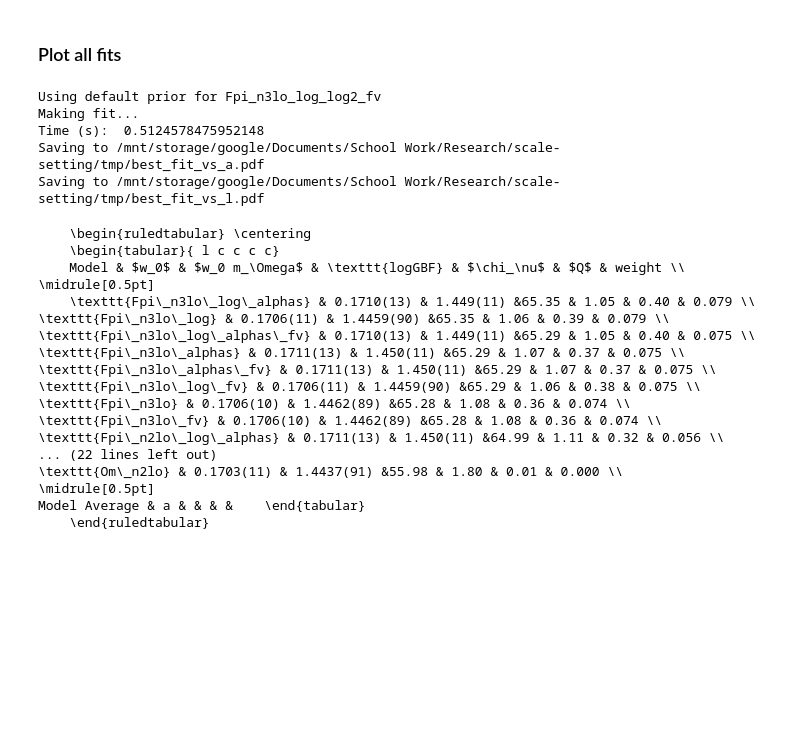
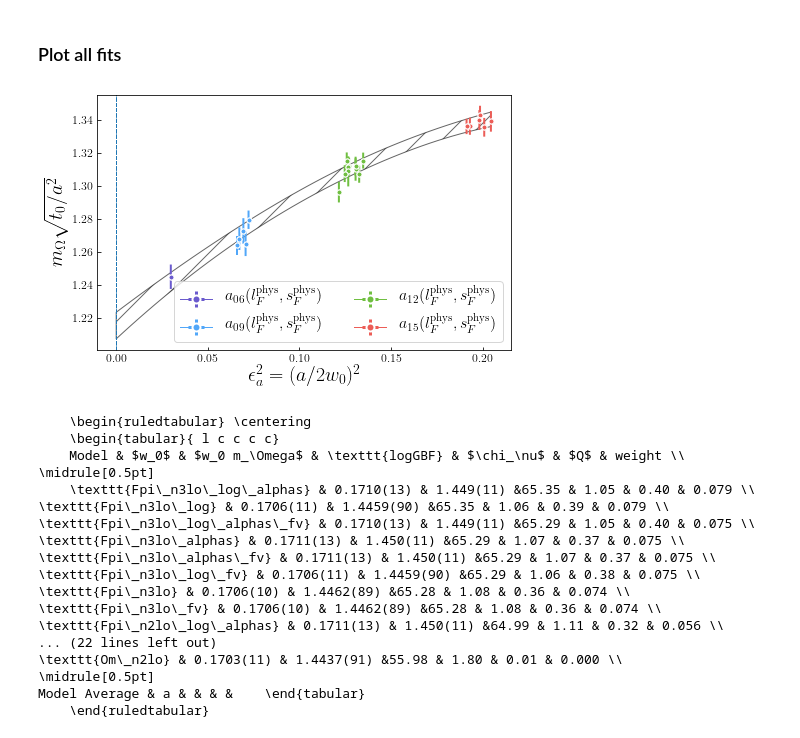
Before and after one commit to callat-qcd/project_scale_setting_mdwf_hisq, a Jupyter notebook: notebooks/bespoke_plots.ipynb, the cells around one changed output. Cells and saved outputs as stored; diff of their text form; code cells hidden in the pictures; blank space fills up the shorter version.

```diff
--- a/notebooks/bespoke_plots.ipynb
+++ b/notebooks/bespoke_plots.ipynb
@@ -41,13 +41,13 @@ reload(md)
 ### Specify fits to compare in model breakdown plot
 # %%
 collections = {
-    'quoted' : '2020_11_22-default_priors',
+    'quoted' : '2020_12_04-improved',
 
-    'emp-1' : '2020_11_22-empirical_order',
-    'emp-2' : '2020_11_22-empirical_disc',
+    #'emp-1' : '2020_11_22-empirical_order',
+    #'emp-2' : '2020_11_22-empirical_disc',
 
-    'excld-ms' : '2020_11_22-default_priors_excl_a12m220ms',
-    'excld-a06' : '2020_11_22-default_priors_excl_a06m310L'
+    'excld-ms' : '2020_12_04-improved_excl_a12m220ms',
+    'excld-a06' : '2020_12_04-improved_excl_a06m310L'
 }
 mdl_avg_dict = {clctn : md.model_average(collections[clctn]) for clctn in collections}
 
@@ -266,34 +318,34 @@ Saving to /mnt/storage/google/Documents/School Work/Research/scale-setting/tmp/m
 # %%
 import fitter.data_loader as dl
 import fitter.fit_manager as fm
 import fitter.fitter as fit
 reload(fm)
 
 def save_fit_figs(model_average):
-    highest_weight_model = model_average.get_model_names(by_weight=True)[0]
+    #highest_weight_model = model_average.get_model_names(by_weight=True)[0]
+    representative_model = 'Fpi_n3lo_log_log2_fv'
 
     data_loader = dl.data_loader(model_average.collection)
-    bs_data = data_loader.bs_data
-    model_info = data_loader.get_model_info_from_name(highest_weight_model)
-    prior = data_loader.get_prior(model=highest_weight_model)
+    gv_data = data_loader.gv_data
+    model_info = data_loader.get_model_info_from_name(representative_model)
+    prior = data_loader.get_prior(model=representative_model)
     phys_point_data = data_loader.phys_point_data
 
     fit_manager = fm.fit_manager(
         phys_point_data=phys_point_data,
-        bs_data=bs_data,
+        fit_data=gv_data,
         model_info=model_info,
         prior=prior)
 
-    save_fig(fit_manager.plot_fit('a', show_legend=True, ylim=(1.35, 1.55)), 'best_fit_vs_a')
-    save_fig(fit_manager.plot_fit('pi', show_legend=False, ylim=(1.35, 1.55), ), 'best_fit_vs_l')
+    #fit_manager.plot_fit('a', observable='t0', show_legend=True)#, ylim=(1.35, 1.55))
+    save_fig(fit_manager.plot_fit('a', observable='w0', show_legend=True), 'w0_fit_vs_a')
+    save_fig(fit_manager.plot_fit('a', observable='t0', show_legend=True), 't0_fit_vs_a')
+    save_fig(fit_manager.plot_fit('pi', observable='w0', show_legend=False), 'w0_fit_vs_l')
+    save_fig(fit_manager.plot_fit('pi', observable='t0', show_legend=False), 't0_fit_vs_l')
 
 save_fit_figs(mdl_avg_dict['quoted'])
 # %% [output]
-Using default prior for Fpi_n3lo_log_log2_fv
-Making fit...
-Time (s):  0.5124578475952148
-Saving to /mnt/storage/google/Documents/School Work/Research/scale-setting/tmp/best_fit_vs_a.pdf
-Saving to /mnt/storage/google/Documents/School Work/Research/scale-setting/tmp/best_fit_vs_l.pdf
+[figure, added]
 # %%
 def format_table(model_average):
 
```
Also changed, not shown: parts of 5 cells of this notebook, 2 other files.
